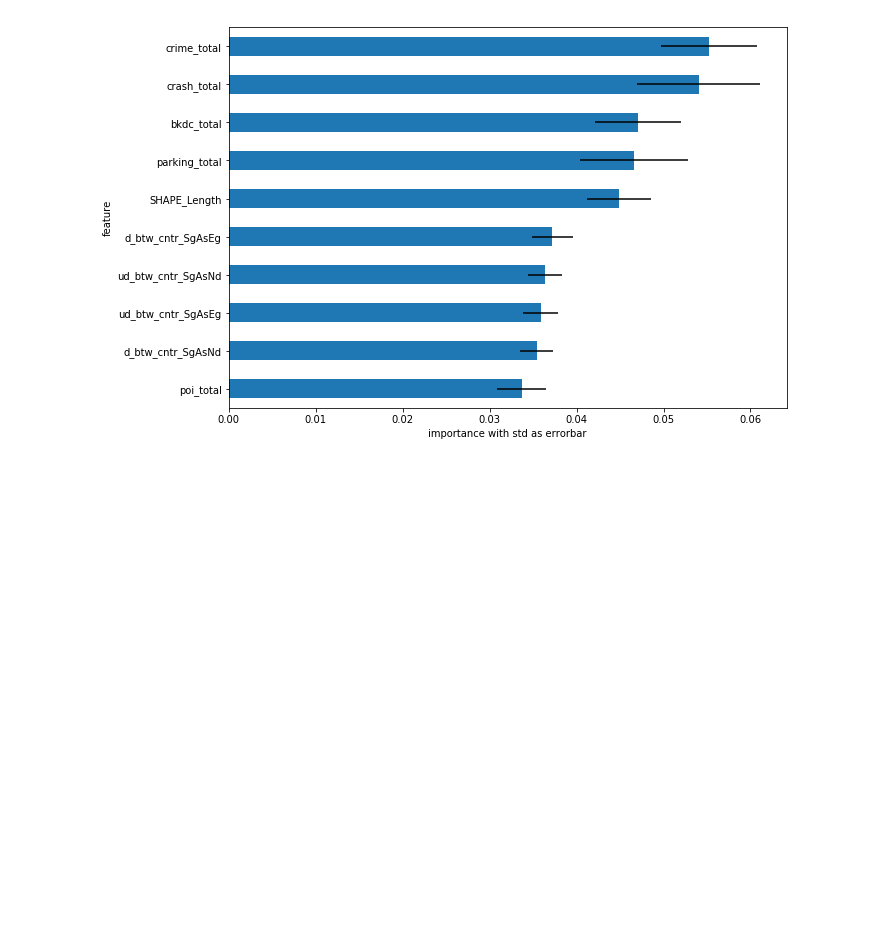
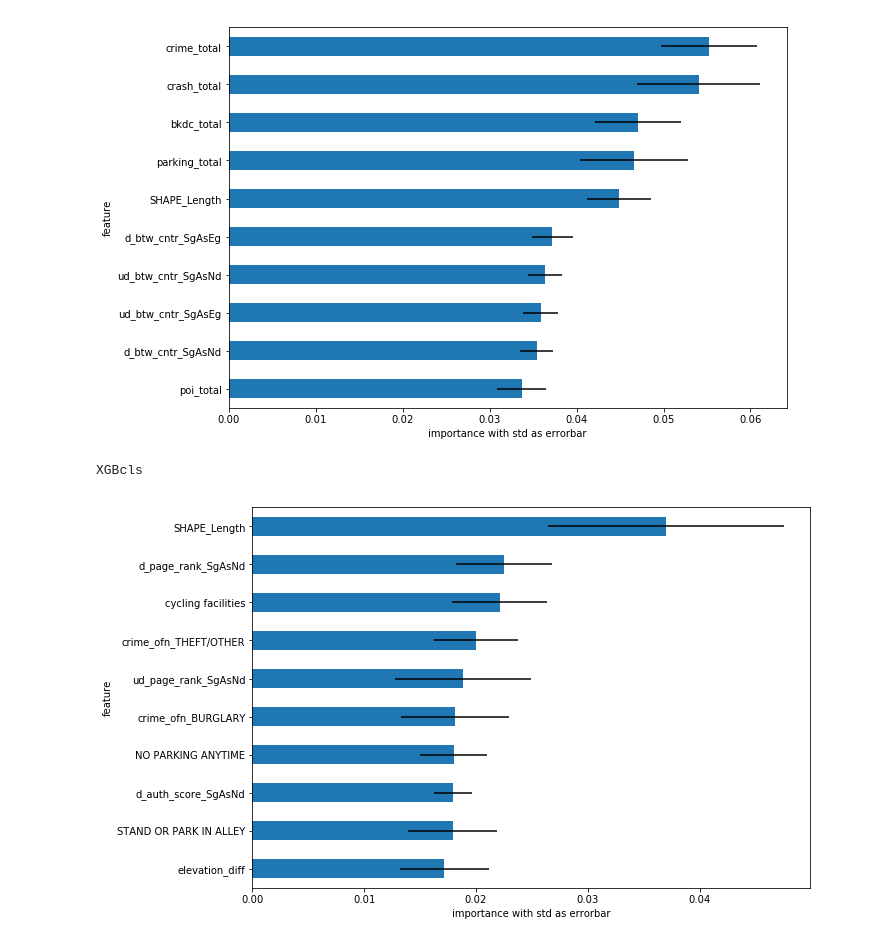
Before and after one commit to JHWu92/cysf_pred, a Jupyter notebook: report EXP2-1001.ipynb, the cells around one changed output. Saved outputs shown, nothing was run; the diff lists cells and outputs as text; code cells hidden in the pictures; blank space fills up the shorter version.

```diff
--- a/report EXP2-1001.ipynb
+++ b/report EXP2-1001.ipynb
@@ -238,3 +237,11 @@ plot_imp(imps[name], name, total_or_type, 10)
 # %% [output]
 RFreg
 [figure]
+# %%
+total_or_not, name = combo[0]
+print(name)
+total_or_type = {'TOTAL': 'total', 'NO_TOTAL': 'type'}[total_or_not]
+plot_imp(imps[name], name, total_or_type, 10)
+# %% [output]
+XGBcls
+[figure, added]
```
Also changed, not shown: parts of 2 cells of this notebook, 4 other files.
